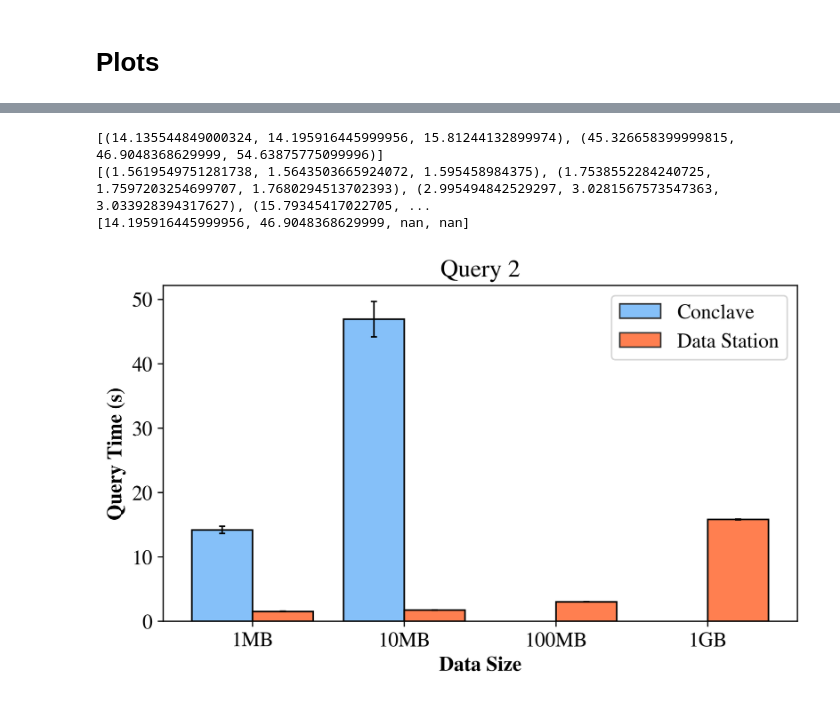
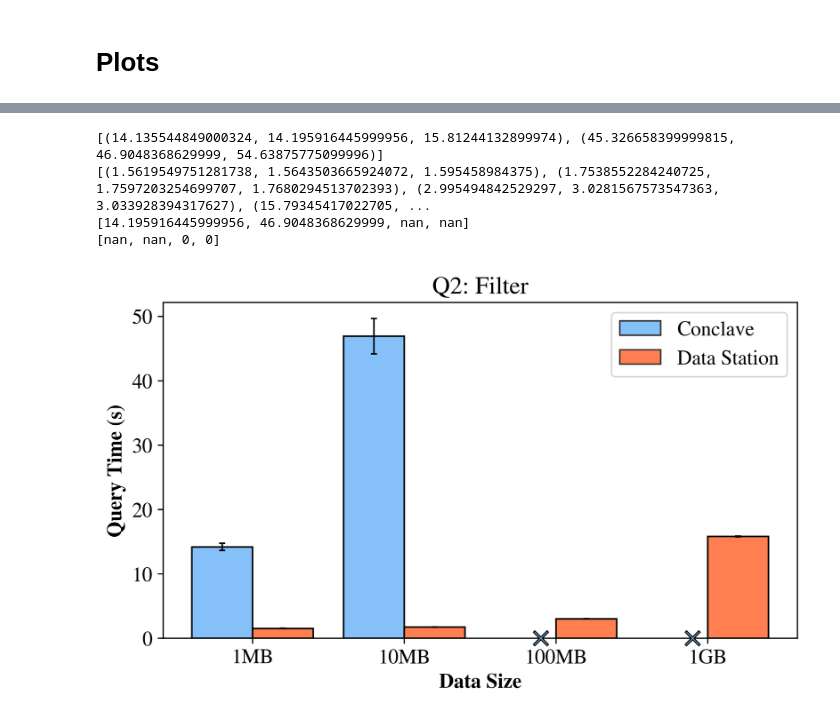
Before and after one commit to Dumplingz/conclave, a Jupyter notebook: conclave_data_parsing.ipynb, the cells around one changed output, grey strips where cells are left out. Cells and saved outputs as stored; diff of their text form; code cells hidden in the pictures.

```diff
--- a/conclave_data_parsing.ipynb
+++ b/conclave_data_parsing.ipynb
@@ -220,6 +220,8 @@ width = 0.4
 stdev_left = [col.std() for col in data_left] + ([float("nan")] * (len(data_right) - len(data_left)))
 medians_left = [row[1] for row in data_left_mmm] + ([float("nan")] * (len(data_right) - len(data_left)))
 print(medians_left)
+
+left_x = [float("nan") if not np.isnan(row) else 0 for row in medians_left]
 
 stdev_right = [col.std() for col in data_right]
 medians_right = [row[1] for row in data_right_mmm]
@@ -256,34 +258,55 @@ plt.bar(x=X_axis+width/2,width=width,height=medians_right,label="Data Station",
 #         # edgecolor=[.2,.2,.2],
 #         # alpha=0.8,
 #         # label=labels_left[i],
 #         # color='none',
 #         # color=colors_right[i],
         edgecolor=[0.2,0.2,0.2],
 #         # hatch="...",
         color='coral'
         )
 
 plt.bar(x=X_axis+width/2,width=width,height=medians_right,yerr=stdev_right,
         edgecolor='black',
         error_kw={"elinewidth":1,"capsize":2,"capthick":1},
         color='none'
         )
 
+print(left_x)
+plt.scatter(np.arange(4)+1-width/4, left_x, [90,90,90,90],
+           edgecolors='black',
+           marker='x',
+           color = "black",
+           zorder=100,
+           clip_on=False,
+           linewidths=2,
+            )
+
+plt.scatter(np.arange(4)+1-width/4,left_x, [75,75,75,75],
+            edgecolors='black',
+            marker='x',
+            color = "#85C0F9",
+            zorder=100,
+            clip_on=False,
+            linewidths=.5,
+            )
+
+
 plt.xlabel("Data Size", fontweight="bold")
 plt.ylabel("Query Time (s)", fontweight="bold")
 plt.title("Q2: Filter")
 plt.legend()
 
 plt.xticks(X_axis, [col.name for col in data_right])
 
 plt.savefig("q2.pdf", bbox_inches='tight')
 
 plt.show()
 # %% [output]
 [(14.135544849000324, 14.195916445999956, 15.81244132899974), (45.326658399999815, 46.9048368629999, 54.63875775099996)]
 [(1.5619549751281738, 1.5643503665924072, 1.595458984375), (1.7538552284240725, 1.7597203254699707, 1.7680294513702393), (2.995494842529297, 3.0281567573547363, 3.033928394317627), (15.79345417022705, ...
 [14.195916445999956, 46.9048368629999, nan, nan]
+[nan, nan, 0, 0]
-[figure, old version]
+[figure, new version]
 # %%
 data_left = data_query_dict[5]
 data_left_mmm = [raw_mmm(col) for col in data_left]
```
Also changed, not shown: parts of 2 cells of this notebook, 2 other files.
